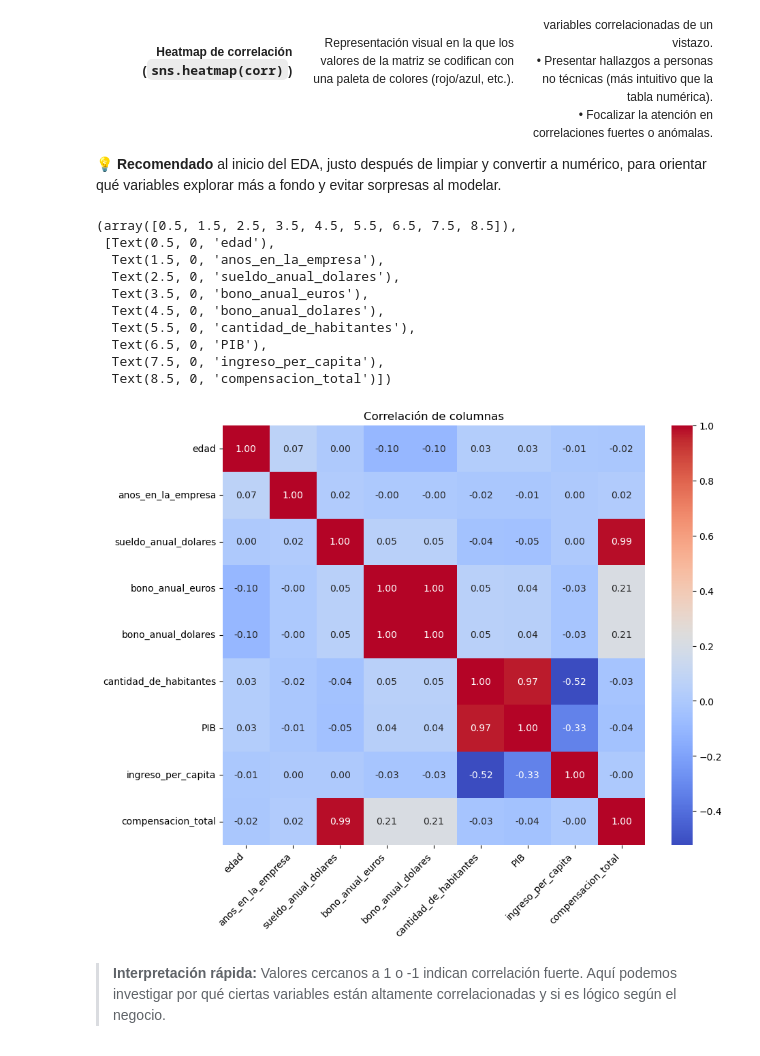
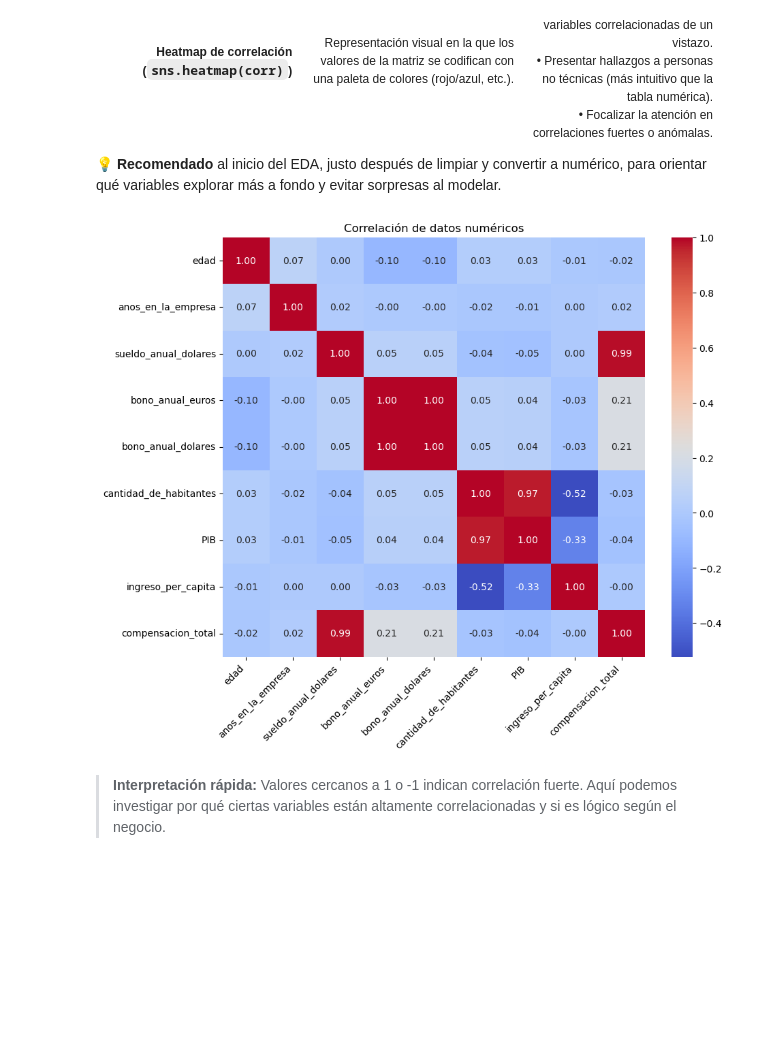
Before and after one commit to vacostatech/pydatapanama-cursos, a Jupyter notebook: cursos/analisis_datos/notebooks/pyda_modulo03_fernandovillalobos.ipynb, the cells around one changed output. Saved outputs shown, nothing was run; the diff lists cells and outputs as text; code cells hidden in the pictures; blank space fills up the shorter version.

```diff
--- a/cursos/analisis_datos/notebooks/pyda_modulo03_fernandovillalobos.ipynb
+++ b/cursos/analisis_datos/notebooks/pyda_modulo03_fernandovillalobos.ipynb
@@ -316,37 +324,28 @@ La matriz de correlación nos ayuda a detectar relaciones lineales entre variabl
 # %%
 # ── Ejercicio ────────────────────────────────────────────────────────────
 # 1. Selecciona sólo las columnas numéricas con `select_dtypes`.
 # 2. Calcula la matriz de correlación (`corr()`) para ver qué tan
 #    relacionadas están las variables entre sí (−1 a 1).
 # 3. Dibuja un heatmap con:
 #    • `annot=True`   → escribe el valor numérico en cada celda.
 #    • `cmap='coolwarm'` → paleta rojo–azul que resalta positivos y negativos.
 #    • `fmt='.2f'`    → muestra los números con 2 decimales.
 # 4. Ajusta la figura a 10×8 y añade un título descriptivo.
 # 5. Llama a plt.show() para visualizar la matriz de correlación.
 
 num_cols = df_salarios_pais.select_dtypes(include='number')
 # definir matriz de correlacion
 corr_matrix=num_cols.corr()
 # definir canva
 plt.figure(figsize=(10,8))
 # crear gráfico
 sns.heatmap(data=corr_matrix, annot=True, cmap='coolwarm', fmt='.2f')
 # adornos
-plt.title('Correlación de columnas')
+plt.title('Correlación de datos numéricos')
 plt.xticks(rotation=45, ha='right')
+plt.show()
 # %% [output]
-(array([0.5, 1.5, 2.5, 3.5, 4.5, 5.5, 6.5, 7.5, 8.5]),
- [Text(0.5, 0, 'edad'),
-  Text(1.5, 0, 'anos_en_la_empresa'),
-  Text(2.5, 0, 'sueldo_anual_dolares'),
-  Text(3.5, 0, 'bono_anual_euros'),
-  Text(4.5, 0, 'bono_anual_dolares'),
-  Text(5.5, 0, 'cantidad_de_habitantes'),
-  Text(6.5, 0, 'PIB'),
-  Text(7.5, 0, 'ingreso_per_capita'),
-  Text(8.5, 0, 'compensacion_total')])
-[figure, old version]
+[figure, new version]
 # %% [markdown]
 > **Interpretación rápida:** Valores cercanos a 1 o -1 indican correlación fuerte. Aquí podemos investigar por qué ciertas variables están altamente correlacionadas y si es lógico según el negocio.
 # %% [markdown]
```
Also changed, not shown: parts of 8 cells of this notebook.
